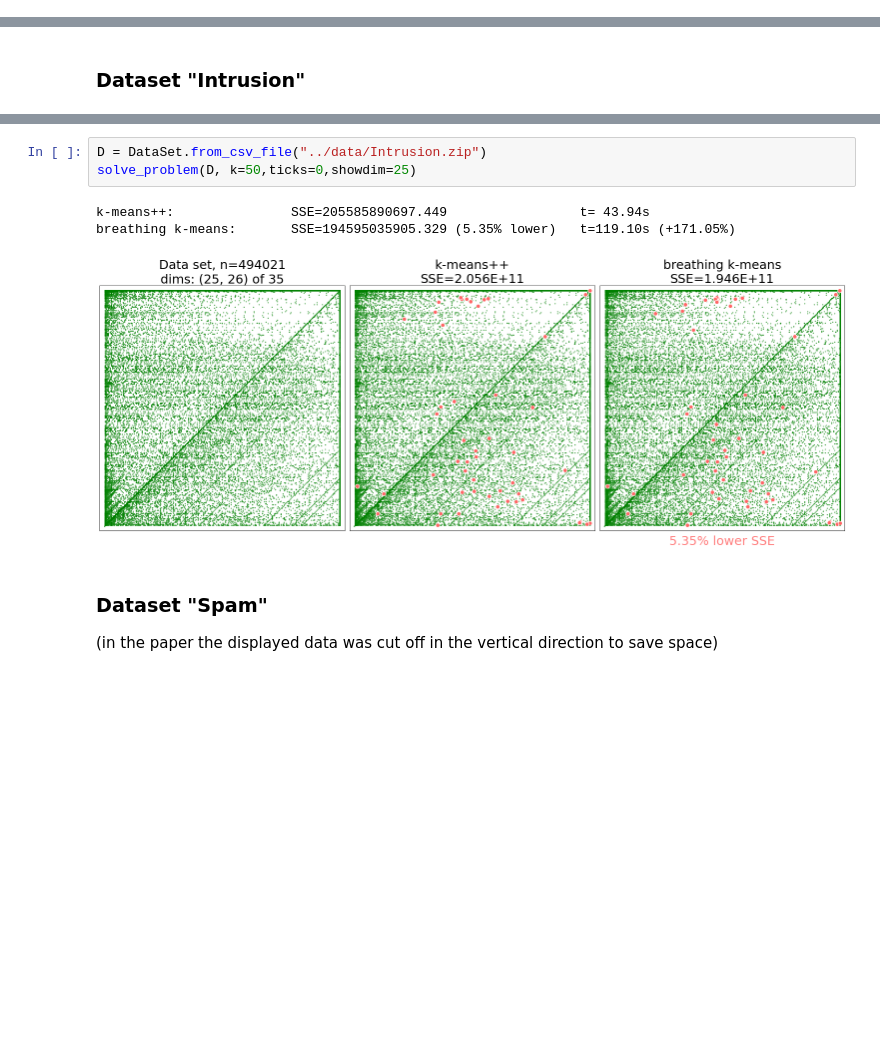
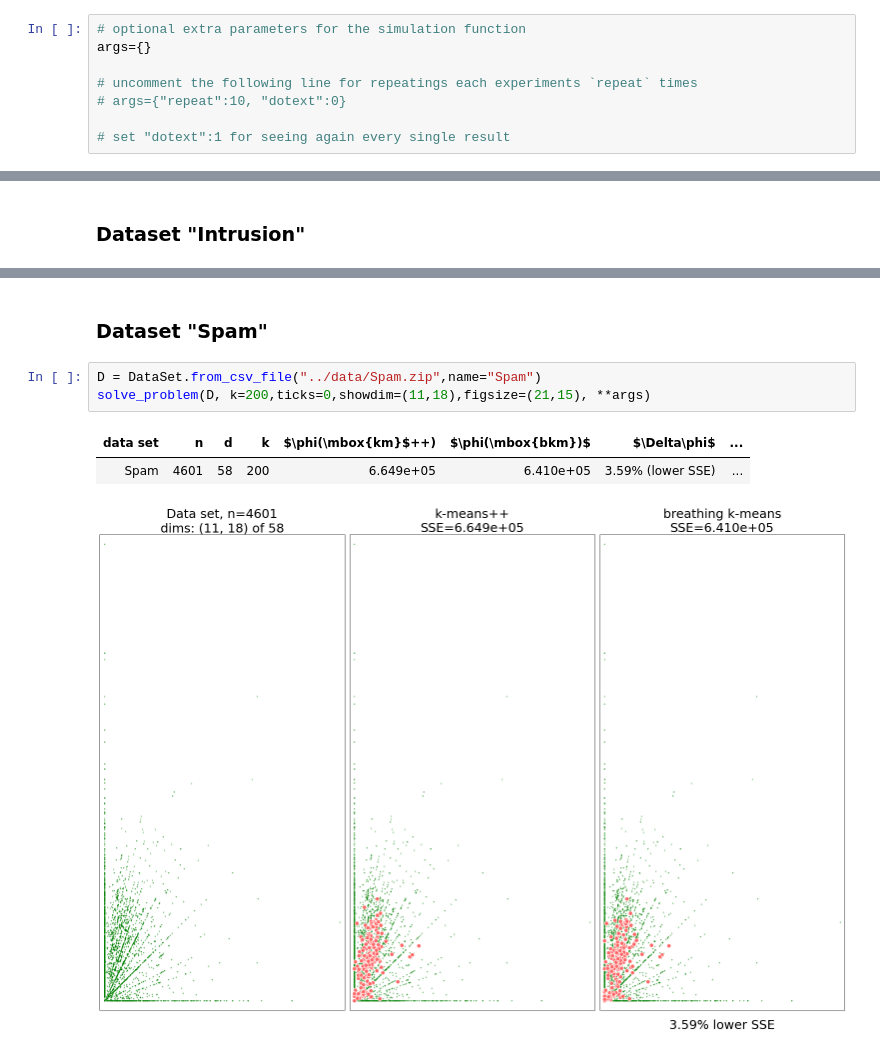
Before and after one commit to gittar/breathing-k-means, a Jupyter notebook: notebooks/10+D.ipynb, the cells around one changed output, grey strips where cells are left out. Cells and saved outputs as stored; diff of their text form; blank space fills up the shorter version.

```diff
--- a/notebooks/10+D.ipynb
+++ b/notebooks/10+D.ipynb
@@ -11,3 +22,11 @@ from dataset import DataSet
+# %%
+# optional extra parameters for the simulation function
+args={}
+
+# uncomment the following line for repeatings each experiments `repeat` times
+# args={"repeat":10, "dotext":0}
+
+# set "dotext":1 for seeing again every single result
 # %% [markdown]
 ### Dataset "Norm25-new"
 # %%
@@ -31,10 +59,9 @@ breathing k-means:       SSE=1059017.829 (2.32% lower)   t=  0.56s (+54.59%)
+# %% [markdown]
+### Dataset "Spam"
 # %%
-D = DataSet.from_csv_file("../data/Intrusion.zip")
-solve_problem(D, k=50,ticks=0,showdim=25)
+D = DataSet.from_csv_file("../data/Spam.zip",name="Spam")
+solve_problem(D, k=200,ticks=0,showdim=(11,18),figsize=(21,15), **args)
 # %% [output]
-k-means++:               SSE=205585890697.449                 t= 43.94s
-breathing k-means:       SSE=194595035905.329 (5.35% lower)   t=119.10s (+171.05%)
+| data set | n | d | k | $\phi(\mbox{km}$++) | $\phi(\mbox{bkm})$ | $\Delta\phi$ | ... |
+| Spam | 4601 | 58 | 200 | 6.649e+05 | 6.410e+05 | 3.59% (lower SSE) | ... |
-[figure, old version]
+[figure, new version]
-# %% [markdown]
-### Dataset "Spam"
-(in the paper the displayed data was cut off in the vertical direction to save space)
```
Also changed, not shown: parts of 7 cells of this notebook, 5 other files.
